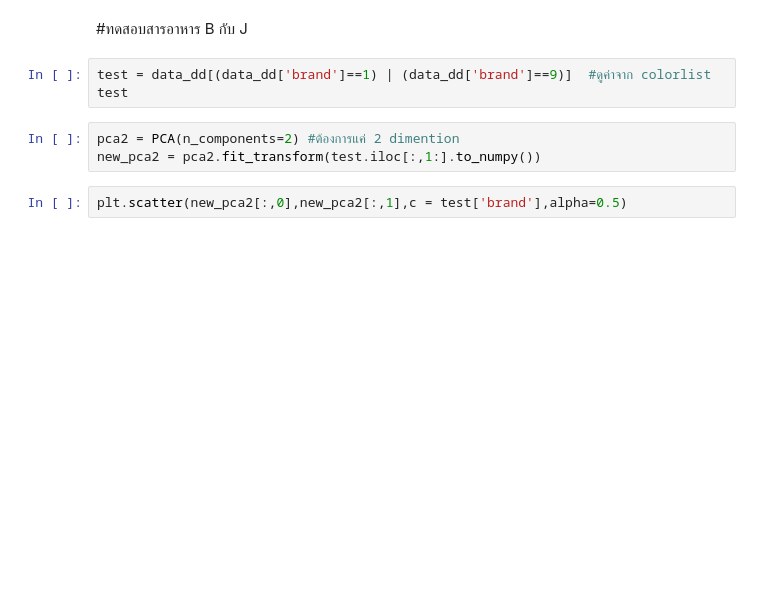
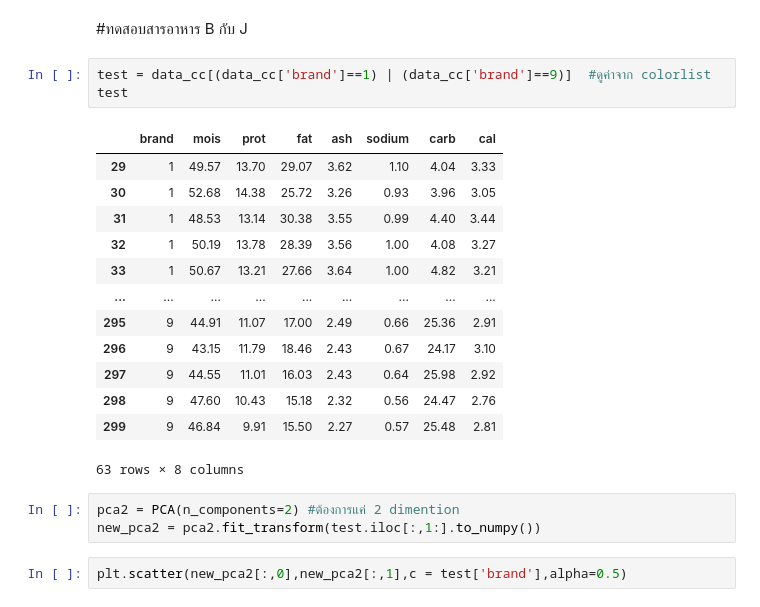
Before and after one commit to chalarm1405/multivariate, a Jupyter notebook: Exam01.ipynb, the cells around one changed output. Drawn from its saved outputs; the diff is of its cells as text; blank space fills up the shorter version.

```diff
--- a/Exam01.ipynb
+++ b/Exam01.ipynb
@@ -237,8 +208,22 @@ ValueError: ignored
 # %% [markdown]
 #ทดสอบสารอาหาร B กับ J
 # %%
-test = data_dd[(data_dd['brand']==1) | (data_dd['brand']==9)]  #ดูค่าจาก colorlist
+test = data_cc[(data_cc['brand']==1) | (data_cc['brand']==9)]  #ดูค่าจาก colorlist
 test
+# %% [output]
+|  | brand | mois | prot | fat | ash | sodium | carb | cal |
+| 29 | 1 | 49.57 | 13.70 | 29.07 | 3.62 | 1.10 | 4.04 | 3.33 |
+| 30 | 1 | 52.68 | 14.38 | 25.72 | 3.26 | 0.93 | 3.96 | 3.05 |
+| 31 | 1 | 48.53 | 13.14 | 30.38 | 3.55 | 0.99 | 4.40 | 3.44 |
+| 32 | 1 | 50.19 | 13.78 | 28.39 | 3.56 | 1.00 | 4.08 | 3.27 |
+| 33 | 1 | 50.67 | 13.21 | 27.66 | 3.64 | 1.00 | 4.82 | 3.21 |
+| ... | ... | ... | ... | ... | ... | ... | ... | ... |
+| 295 | 9 | 44.91 | 11.07 | 17.00 | 2.49 | 0.66 | 25.36 | 2.91 |
+| 296 | 9 | 43.15 | 11.79 | 18.46 | 2.43 | 0.67 | 24.17 | 3.10 |
+| 297 | 9 | 44.55 | 11.01 | 16.03 | 2.43 | 0.64 | 25.98 | 2.92 |
+| 298 | 9 | 47.60 | 10.43 | 15.18 | 2.32 | 0.56 | 24.47 | 2.76 |
+| 299 | 9 | 46.84 | 9.91 | 15.50 | 2.27 | 0.57 | 25.48 | 2.81 |
+63 rows × 8 columns
 # %%
 pca2 = PCA(n_components=2) #ต้องการแค่ 2 dimention
 new_pca2 = pca2.fit_transform(test.iloc[:,1:].to_numpy())
```
Also changed, not shown: parts of 10 cells of this notebook.
